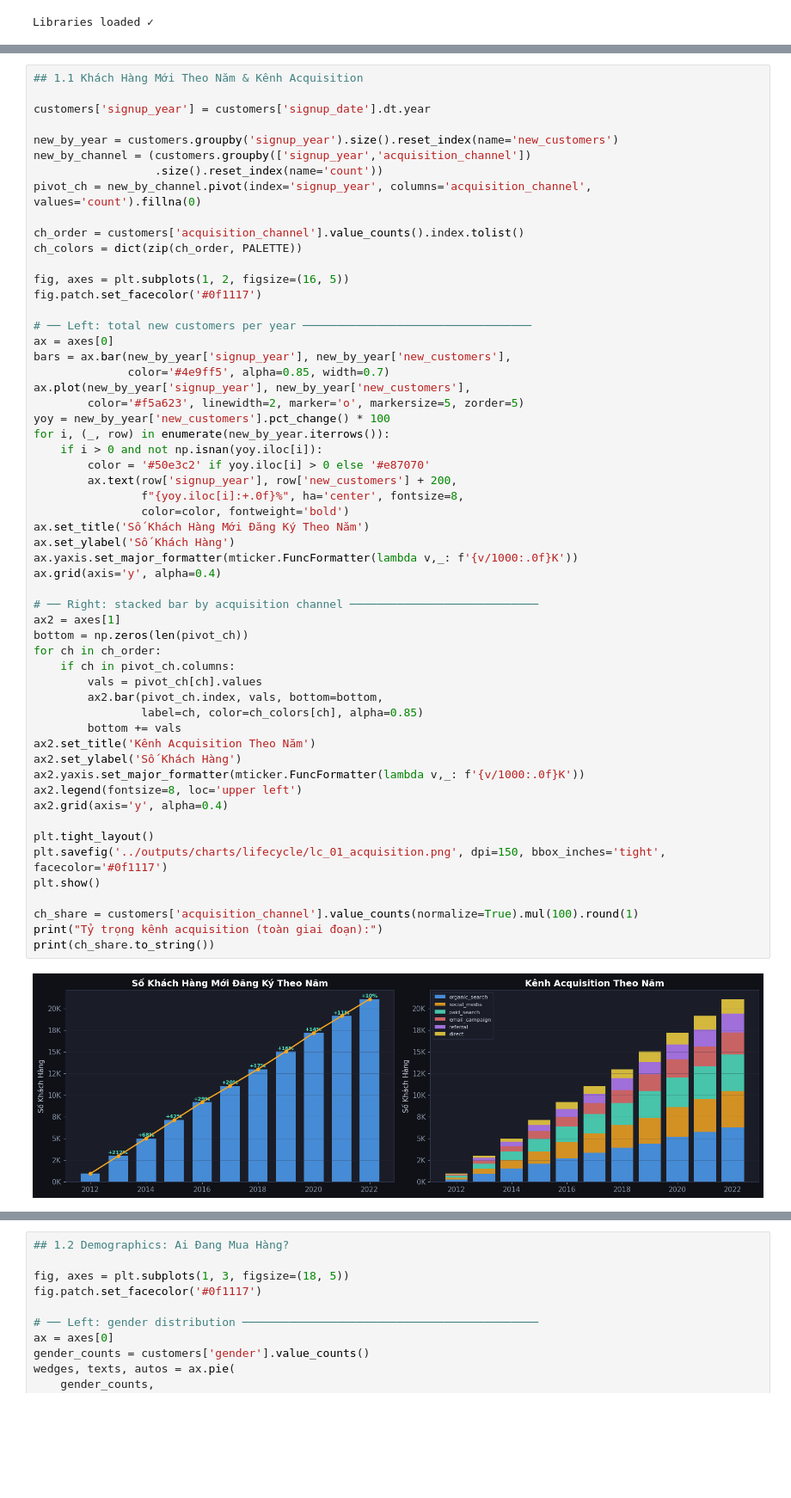
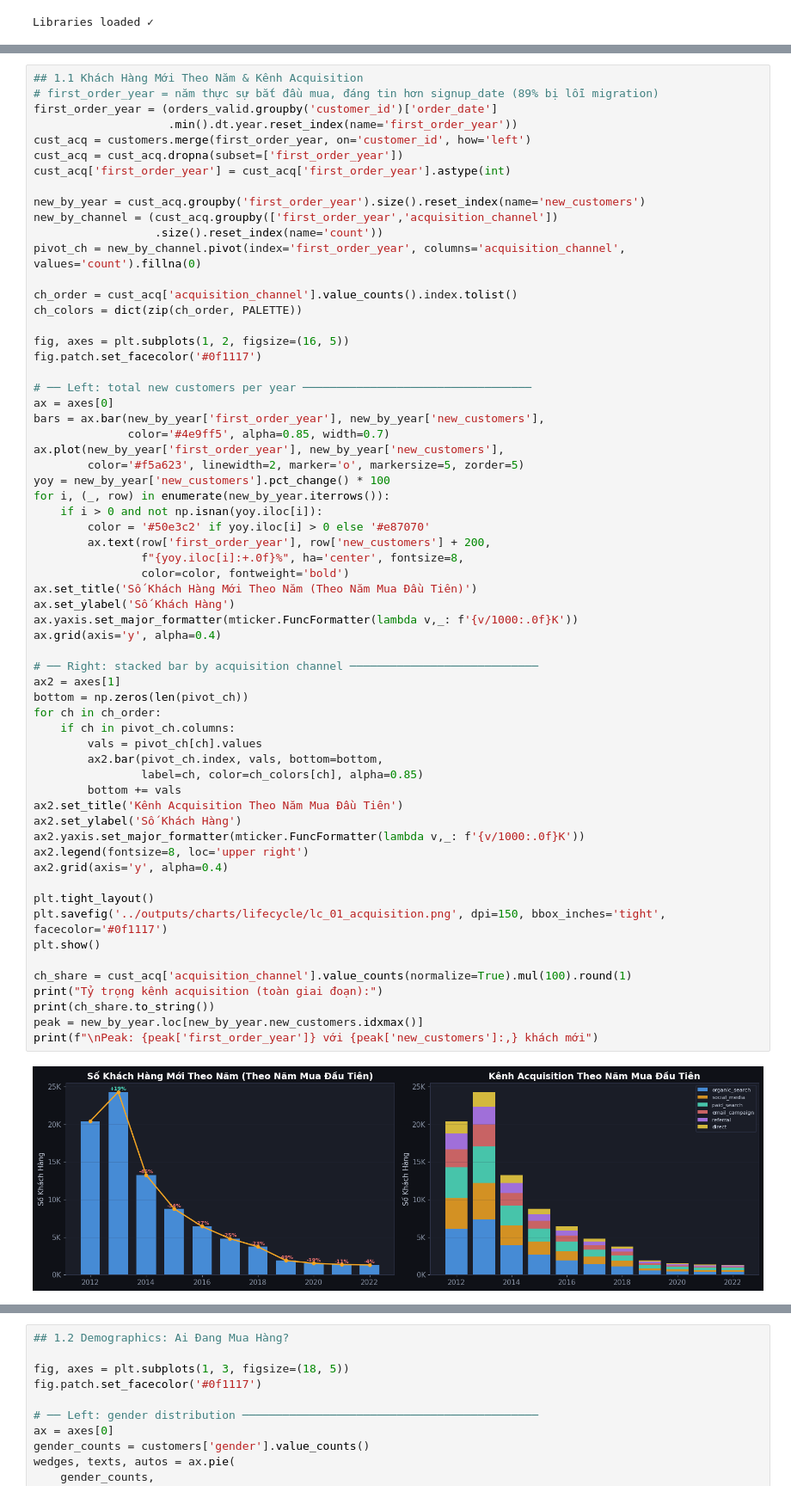
Before and after one commit to maulan1208/DATATHON_2026, a Jupyter notebook: notebooks/Data_Storytelling.ipynb, the cells around one changed output, grey strips where cells are left out. Shown at 86% size. Drawn from its saved outputs; the diff is of its cells as text; blank space fills up the shorter version.

```diff
--- a/notebooks/Data_Storytelling.ipynb
+++ b/notebooks/Data_Storytelling.ipynb
@@ -140,14 +132,18 @@ max           100.0      3336864.8               3725.0        3832.0
 # %%
 ## 1.1 Khách Hàng Mới Theo Năm & Kênh Acquisition
+# first_order_year = năm thực sự bắt đầu mua, đáng tin hơn signup_date (89% bị lỗi migration)
+first_order_year = (orders_valid.groupby('customer_id')['order_date']
+                    .min().dt.year.reset_index(name='first_order_year'))
+cust_acq = customers.merge(first_order_year, on='customer_id', how='left')
+cust_acq = cust_acq.dropna(subset=['first_order_year'])
+cust_acq['first_order_year'] = cust_acq['first_order_year'].astype(int)
 
-customers['signup_year'] = customers['signup_date'].dt.year
+new_by_year = cust_acq.groupby('first_order_year').size().reset_index(name='new_customers')
+new_by_channel = (cust_acq.groupby(['first_order_year','acquisition_channel'])
+                  .size().reset_index(name='count'))
+pivot_ch = new_by_channel.pivot(index='first_order_year', columns='acquisition_channel', values='count').fillna(0)
 
-new_by_year = customers.groupby('signup_year').size().reset_index(name='new_customers')
-new_by_channel = (customers.groupby(['signup_year','acquisition_channel'])
-                  .size().reset_index(name='count'))
-pivot_ch = new_by_channel.pivot(index='signup_year', columns='acquisition_channel', values='count').fillna(0)
-
-ch_order = customers['acquisition_channel'].value_counts().index.tolist()
+ch_order = cust_acq['acquisition_channel'].value_counts().index.tolist()
 ch_colors = dict(zip(ch_order, PALETTE))
 
 fig, axes = plt.subplots(1, 2, figsize=(16, 5))
@@ -155,46 +151,48 @@ fig.patch.set_facecolor('#0f1117')
 
 # ── Left: total new customers per year ──────────────────────────────────
 ax = axes[0]
-bars = ax.bar(new_by_year['signup_year'], new_by_year['new_customers'],
+bars = ax.bar(new_by_year['first_order_year'], new_by_year['new_customers'],
               color='#4e9ff5', alpha=0.85, width=0.7)
-ax.plot(new_by_year['signup_year'], new_by_year['new_customers'],
+ax.plot(new_by_year['first_order_year'], new_by_year['new_customers'],
         color='#f5a623', linewidth=2, marker='o', markersize=5, zorder=5)
 yoy = new_by_year['new_customers'].pct_change() * 100
 for i, (_, row) in enumerate(new_by_year.iterrows()):
     if i > 0 and not np.isnan(yoy.iloc[i]):
         color = '#50e3c2' if yoy.iloc[i] > 0 else '#e87070'
-        ax.text(row['signup_year'], row['new_customers'] + 200,
+        ax.text(row['first_order_year'], row['new_customers'] + 200,
                 f"{yoy.iloc[i]:+.0f}%", ha='center', fontsize=8,
                 color=color, fontweight='bold')
-ax.set_title('Số Khách Hàng Mới Đăng Ký Theo Năm')
+ax.set_title('Số Khách Hàng Mới Theo Năm (Theo Năm Mua Đầu Tiên)')
 ax.set_ylabel('Số Khách Hàng')
 ax.yaxis.set_major_formatter(mticker.FuncFormatter(lambda v,_: f'{v/1000:.0f}K'))
 ax.grid(axis='y', alpha=0.4)
 
 # ── Right: stacked bar by acquisition channel ────────────────────────────
 ax2 = axes[1]
 bottom = np.zeros(len(pivot_ch))
 for ch in ch_order:
     if ch in pivot_ch.columns:
         vals = pivot_ch[ch].values
         ax2.bar(pivot_ch.index, vals, bottom=bottom,
                 label=ch, color=ch_colors[ch], alpha=0.85)
         bottom += vals
-ax2.set_title('Kênh Acquisition Theo Năm')
+ax2.set_title('Kênh Acquisition Theo Năm Mua Đầu Tiên')
 ax2.set_ylabel('Số Khách Hàng')
 ax2.yaxis.set_major_formatter(mticker.FuncFormatter(lambda v,_: f'{v/1000:.0f}K'))
-ax2.legend(fontsize=8, loc='upper left')
+ax2.legend(fontsize=8, loc='upper right')
 ax2.grid(axis='y', alpha=0.4)
 
 plt.tight_layout()
 plt.savefig('../outputs/charts/lifecycle/lc_01_acquisition.png', dpi=150, bbox_inches='tight', facecolor='#0f1117')
 plt.show()
 
-ch_share = customers['acquisition_channel'].value_counts(normalize=True).mul(100).round(1)
+ch_share = cust_acq['acquisition_channel'].value_counts(normalize=True).mul(100).round(1)
 print("Tỷ trọng kênh acquisition (toàn giai đoạn):")
 print(ch_share.to_string())
+peak = new_by_year.loc[new_by_year.new_customers.idxmax()]
+print(f"\nPeak: {peak['first_order_year']} với {peak['new_customers']:,} khách mới")
 # %% [output]
-[figure, old version]
+[figure, new version]
 Tỷ trọng kênh acquisition (toàn giai đoạn):
 acquisition_channel
 organic_search    29.9
```
Also changed, not shown: parts of 16 cells of this notebook, 4 other files.
